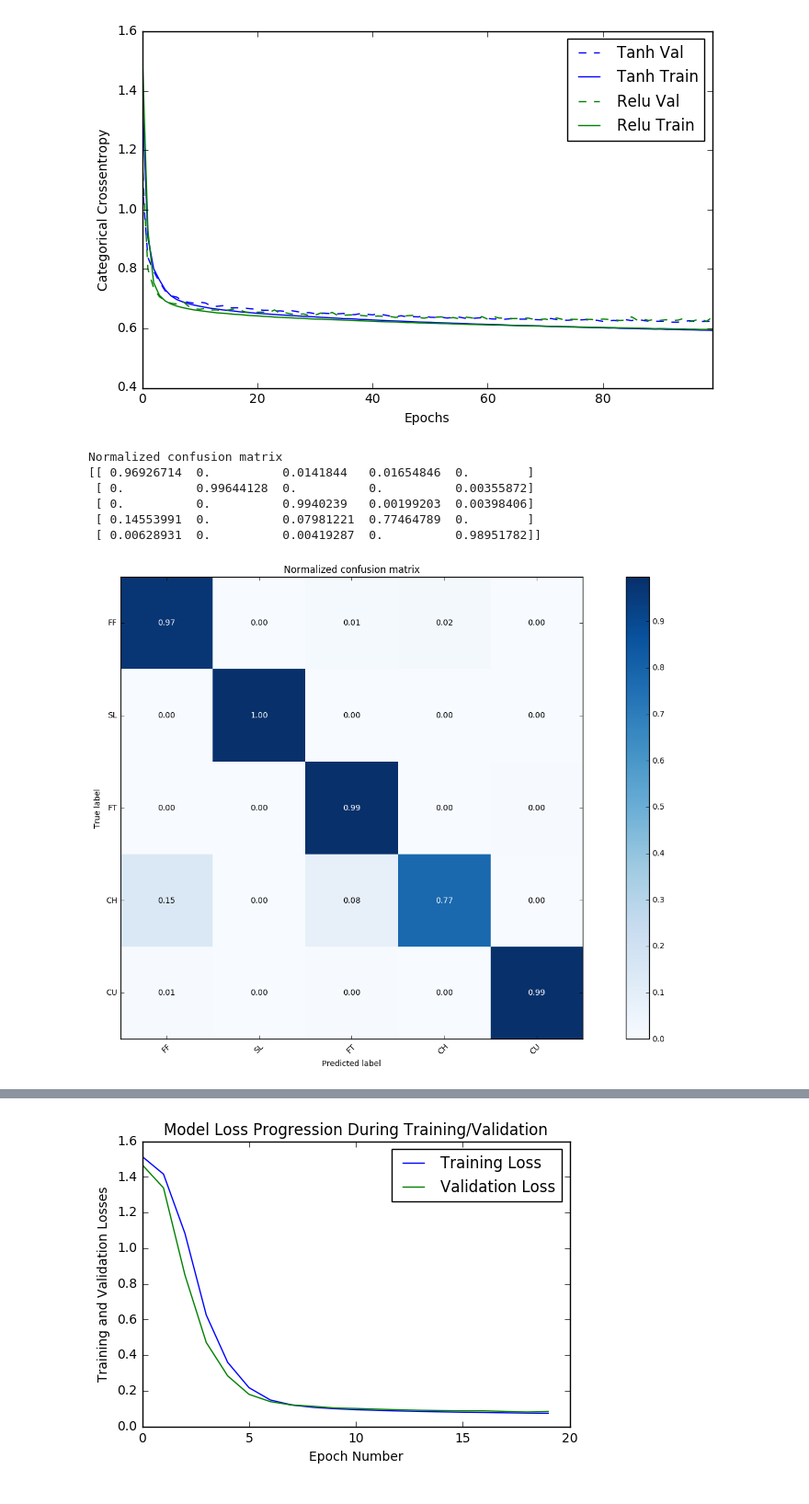
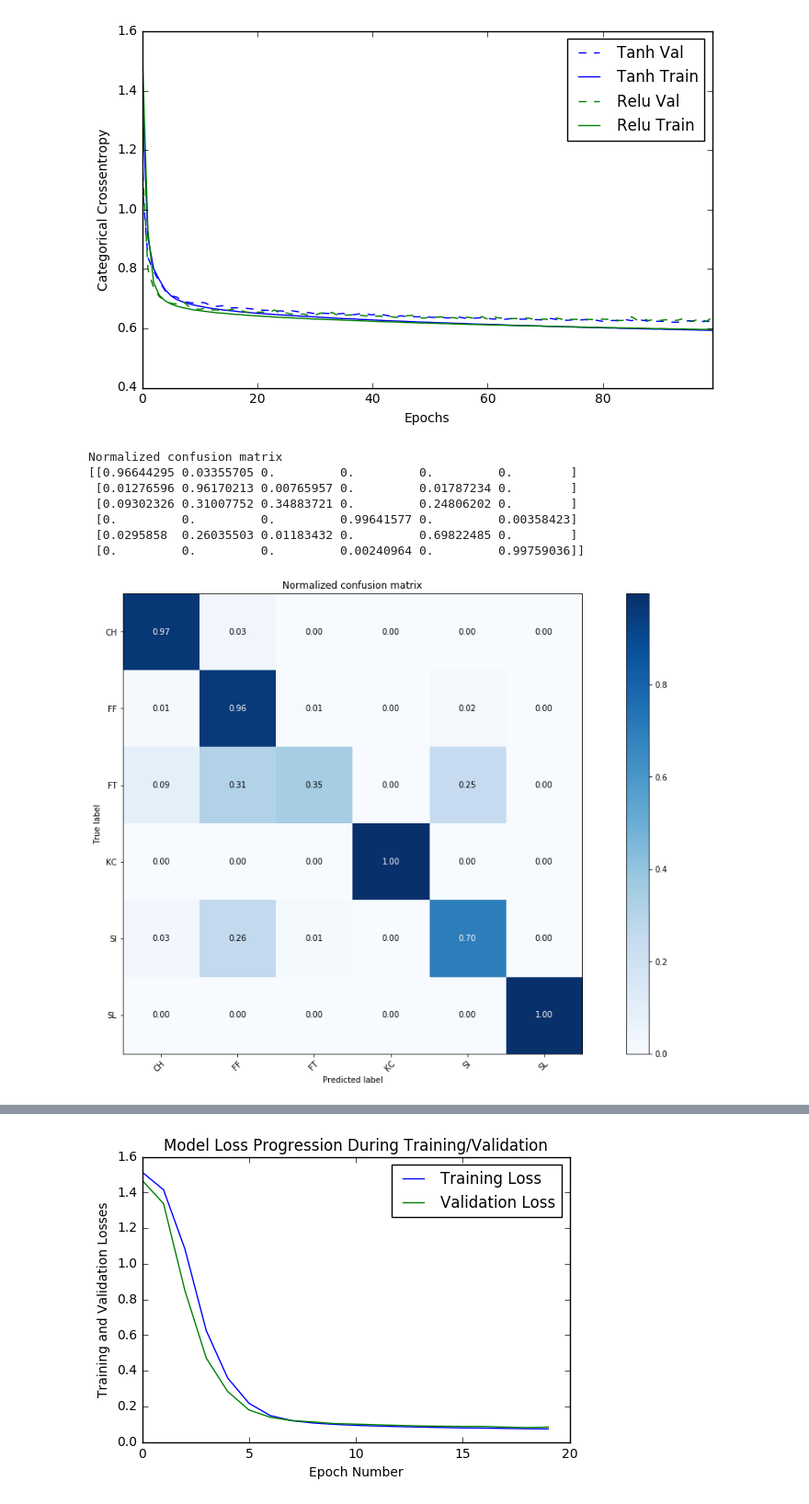
Before and after one commit to ninglee47/MLB-pitch-data-ML, a Jupyter notebook: Pitch type prediction - Single Pitcher-Greinke.ipynb, the cells around one changed output, grey strips where cells are left out. Shown at 92% size. Drawn from its saved outputs; the diff is of its cells as text; code cells hidden in the pictures.

```diff
--- a/Pitch type prediction - Single Pitcher-Greinke.ipynb
+++ b/Pitch type prediction - Single Pitcher-Greinke.ipynb
@@ -90,7 +90,7 @@ classifier.add(Dense(50, activation='relu', kernel_initializer='uniform'))
 
 #Add oupt layer
 #classifier.add(Dense(10, activation = tf.nn.softmax, kernel_initializer='uniform'))
-classifier.add(Dense(5, activation = tf.nn.softmax, kernel_initializer='uniform'))
+classifier.add(Dense(6, activation = tf.nn.softmax, kernel_initializer='uniform'))
 
 #compiling ANN
 #classifier.compile(optimizer = 'adam', loss = 'categorical_crossentropy', metrics = [metrics.categorical_accuracy])
@@ -153,7 +153,7 @@ np.savetxt("cm.csv", cm, delimiter=",")
 # %%
 # Plot non-normalized confusion matrix
 
-class_names = dataset['pitch_type'].unique()
+class_names = ['CH', 'FF','FT', 'KC', 'SI', 'SL']
 
 #Visualize CM
 def plot_confusion_matrix(y_true, y_pred, classes,
@@ -192,39 +192,40 @@ def plot_confusion_matrix(y_true, y_pred, classes,
            xticklabels=classes, yticklabels=classes,
            title=title,
            ylabel='True label',
            xlabel='Predicted label')
 
     # Rotate the tick labels and set their alignment.
     plt.setp(ax.get_xticklabels(), rotation=45, ha="right",
              rotation_mode="anchor")
 
     # Loop over data dimensions and create text annotations.
     fmt = '.2f' if normalize else 'd'
     thresh = cm.max() / 2.
     for i in range(cm.shape[0]):
         for j in range(cm.shape[1]):
             ax.text(j, i, format(cm[i, j], fmt),
                     ha="center", va="center",
                     color="white" if cm[i, j] > thresh else "black")
     fig.set_size_inches(19.5, 10.5)
     #fig.tight_layout()
     return ax
 
 
 
 
 #class_names = dataset['CH', 'CU', 'FC', 'FF', 'FS', 'FT', 'KC', 'KN', 'SI', 'SL']
 #plot_confusion_matrix(y_test.argmax(axis=1), y_pred.argmax(axis=1), classes=class_names, title='Confusion matrix, without normalization')
 plot_confusion_matrix(y_test.argmax(axis=1), y_pred.argmax(axis=1), classes=class_names, normalize=True,title='Normalized confusion matrix')
 plt.show()
 # %% [output]
 Normalized confusion matrix
-[[ 0.96926714  0.          0.0141844   0.01654846  0.        ]
- [ 0.          0.99644128  0.          0.          0.00355872]
- [ 0.          0.          0.9940239   0.00199203  0.00398406]
- [ 0.14553991  0.          0.07981221  0.77464789  0.        ]
- [ 0.00628931  0.          0.00419287  0.          0.98951782]]
+[[0.96644295 0.03355705 0.         0.         0.         0.        ]
+ [0.01276596 0.96170213 0.00765957 0.         0.01787234 0.        ]
+ [0.09302326 0.31007752 0.34883721 0.         0.24806202 0.        ]
+ [0.         0.         0.         0.99641577 0.         0.00358423]
+ [0.0295858  0.26035503 0.01183432 0.         0.69822485 0.        ]
+ [0.         0.         0.         0.00240964 0.         0.99759036]]
-[figure, old version]
+[figure, new version]
 # %%
 # Predicting the Test set results
 y_pred = classifier.predict(X_test)
```
Also changed, not shown: parts of 6 cells of this notebook, 2 other files.
